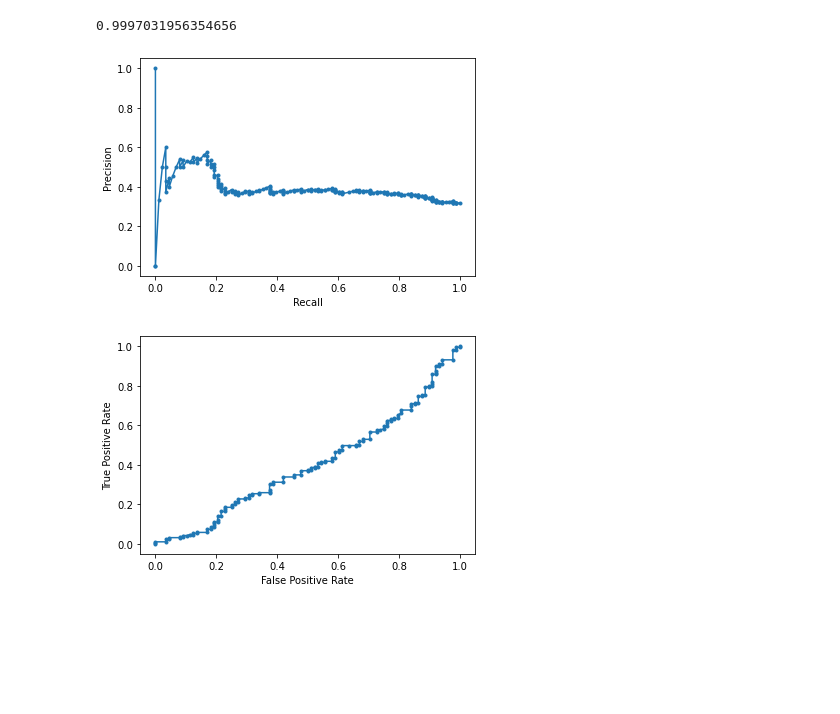
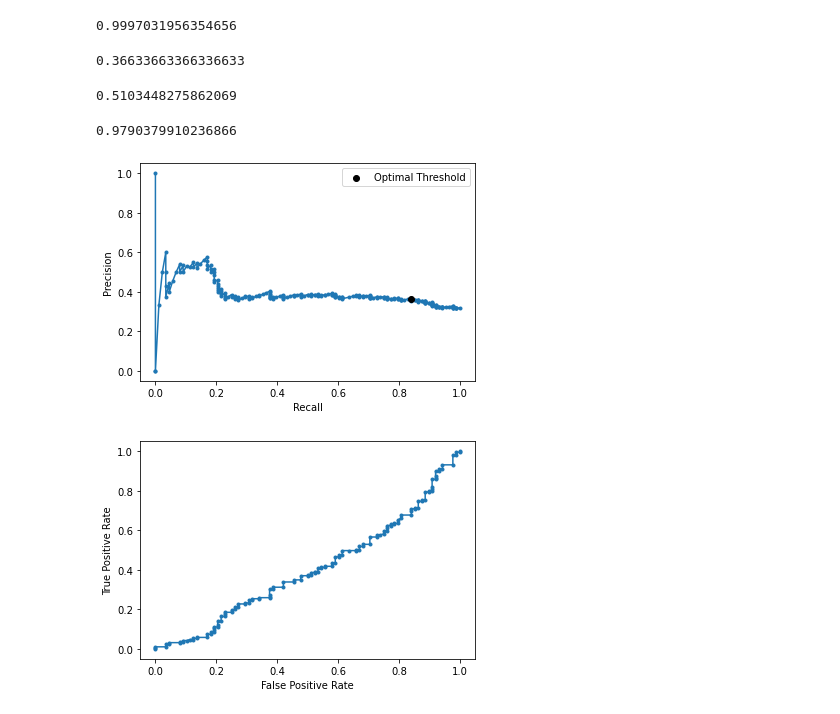
Before and after one commit to dschweim/WeakSupervisionForPopulismDetection, a Jupyter notebook: Notebooks/Interpretation and Error Analysis Label Models.ipynb, the cells around one changed output. Saved outputs shown, nothing was run; the diff lists cells and outputs as text; code cells hidden in the pictures; blank space fills up the shorter version.

```diff
--- a/Notebooks/Interpretation and Error Analysis Label Models.ipynb
+++ b/Notebooks/Interpretation and Error Analysis Label Models.ipynb
@@ -222,13 +222,35 @@ optimal_threshold = thresholds[optimal_idx]
 optimal_threshold
 # %% [output]
 0.9997031956354656
+# %%
+# convert to f score
+fscore = (2 * precision * recall) / (precision + recall)
+# %%
+fscore = np.nan_to_num(fscore)
+# %%
+# locate the index of the largest f score
+ix = np.argmax(fscore)
+# %%
+precision[ix]
+# %% [output]
+0.36633663366336633
+# %%
+fscore[ix]
+# %% [output]
+0.5103448275862069
+# %%
+thresholds[ix]
+# %% [output]
+0.9790379910236866
 # %%
-plt.plot(recall, precision, marker='.', label='Logistic')
+plt.plot(recall, precision, marker='.', zorder=-1)
 plt.xlabel('Recall')
 plt.ylabel('Precision')
-plt.show()
+plt.scatter(recall[ix], precision[ix], zorder=1, marker='o', color='black', label='Optimal Threshold')
+plt.legend()
+plt.savefig('images/p-r-curve.png')
 # %% [output]
-[figure, old version]
+[figure, new version]
 # %%
 plt.plot(fpr, tpr, marker='.', label='Logistic')
 plt.xlabel('False Positive Rate')
```
Also changed, not shown: parts of 5 cells of this notebook, 8 other files.
